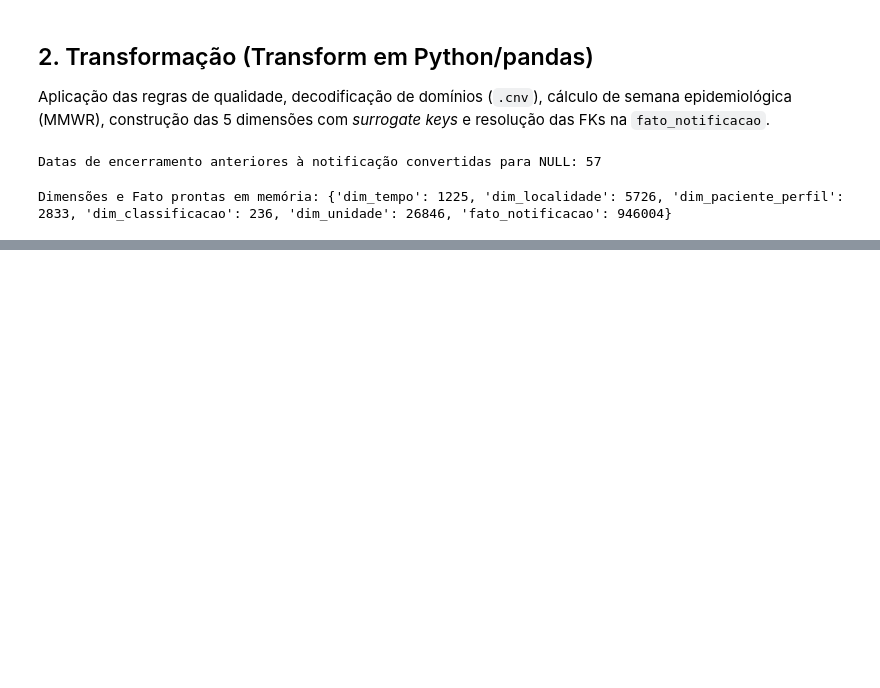
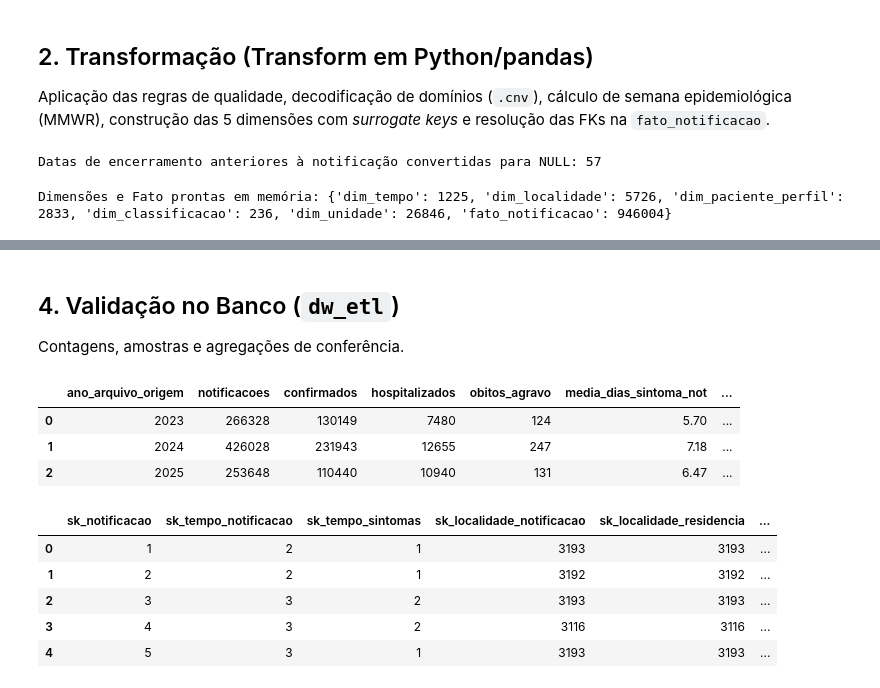
Before and after one commit to joaocm1804/projeto-integracao-eq9, a Jupyter notebook: notebooks/etl/etl.ipynb, the cells around one changed output, grey strips where cells are left out. Drawn from its saved outputs; the diff is of its cells as text; code cells hidden in the pictures; blank space fills up the shorter version.

Commit message:
adição do código para adicionar as tabelas ao banco de dados

```diff
--- a/notebooks/etl/etl.ipynb
+++ b/notebooks/etl/etl.ipynb
@@ -364,0 +474,30 @@ Dimensões e Fato prontas em memória: {'dim_tempo': 1225, 'dim_localidade': 572
+# %% [markdown]
+## 4. Validação no Banco (`dw_etl`)
+Contagens, amostras e agregações de conferência.
+# %%
+with engine.connect() as conn:
+    res = pd.read_sql("""
+        SELECT ano_arquivo_origem,
+               COUNT(*) AS notificacoes,
+               SUM(flag_confirmado) AS confirmados,
+               SUM(flag_hospitalizado) AS hospitalizados,
+               SUM(flag_obito_agravo) AS obitos_agravo,
+               ROUND(AVG(dias_sintoma_ate_notificacao), 2) AS media_dias_sintoma_not,
+               ROUND(AVG(dias_notificacao_ate_encerramento), 2) AS media_dias_encerra
+        FROM dw_etl.fato_notificacao
+        GROUP BY ano_arquivo_origem
+        ORDER BY ano_arquivo_origem
+    """, conn)
+    display(res)
+    display(pd.read_sql("SELECT * FROM dw_etl.fato_notificacao LIMIT 5", conn))
+# %% [output]
+|  | ano_arquivo_origem | notificacoes | confirmados | hospitalizados | obitos_agravo | media_dias_sintoma_not | ... |
+| 0 | 2023 | 266328 | 130149 | 7480 | 124 | 5.70 | ... |
+| 1 | 2024 | 426028 | 231943 | 12655 | 247 | 7.18 | ... |
+| 2 | 2025 | 253648 | 110440 | 10940 | 131 | 6.47 | ... |
+|  | sk_notificacao | sk_tempo_notificacao | sk_tempo_sintomas | sk_localidade_notificacao | sk_localidade_residencia | ... |
+| 0 | 1 | 2 | 1 | 3193 | 3193 | ... |
+| 1 | 2 | 2 | 1 | 3192 | 3192 | ... |
+| 2 | 3 | 3 | 2 | 3193 | 3193 | ... |
+| 3 | 4 | 3 | 2 | 3116 | 3116 | ... |
+| 4 | 5 | 3 | 1 | 3193 | 3193 | ... |
```
Also changed, not shown: parts of 3 cells of this notebook.
